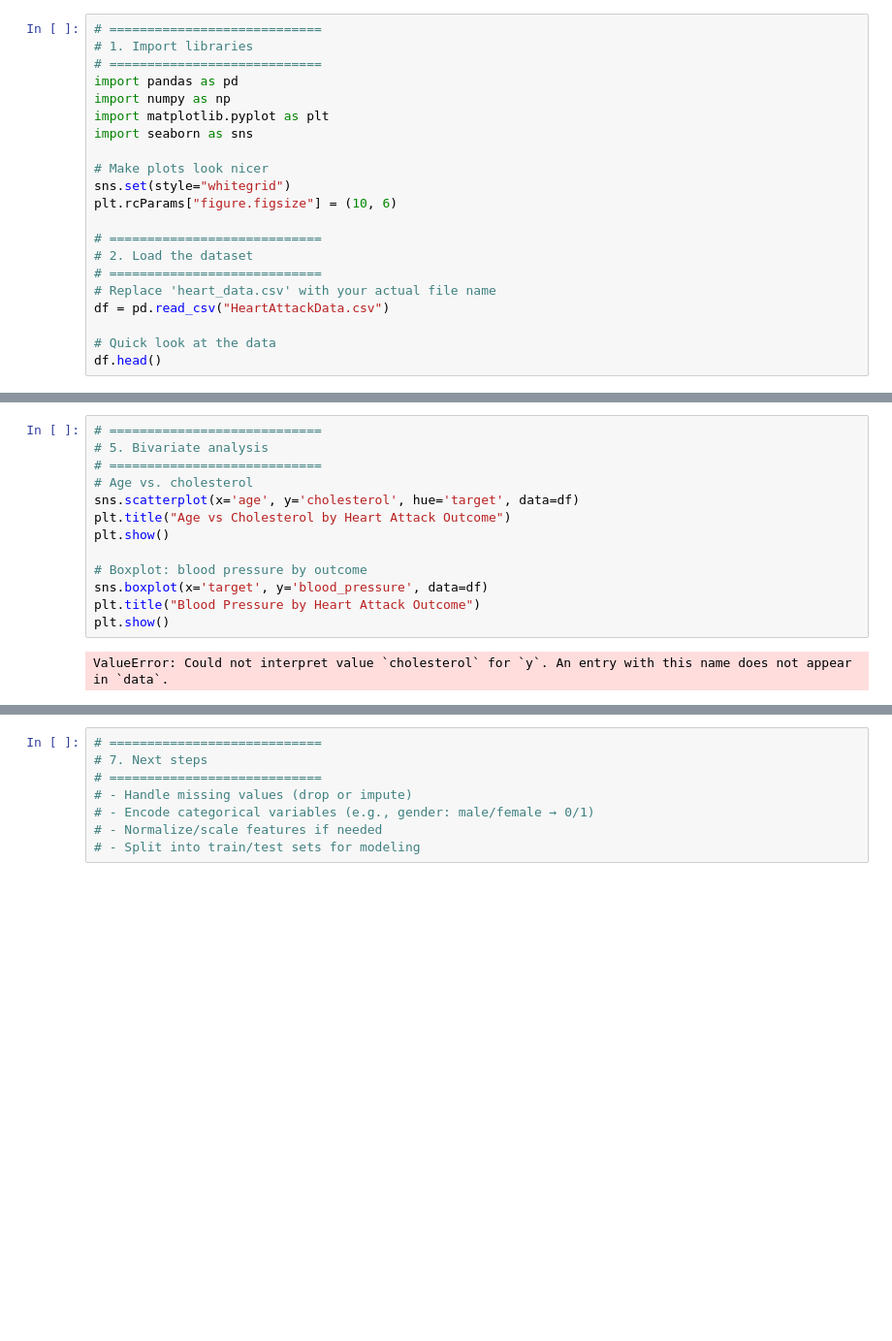
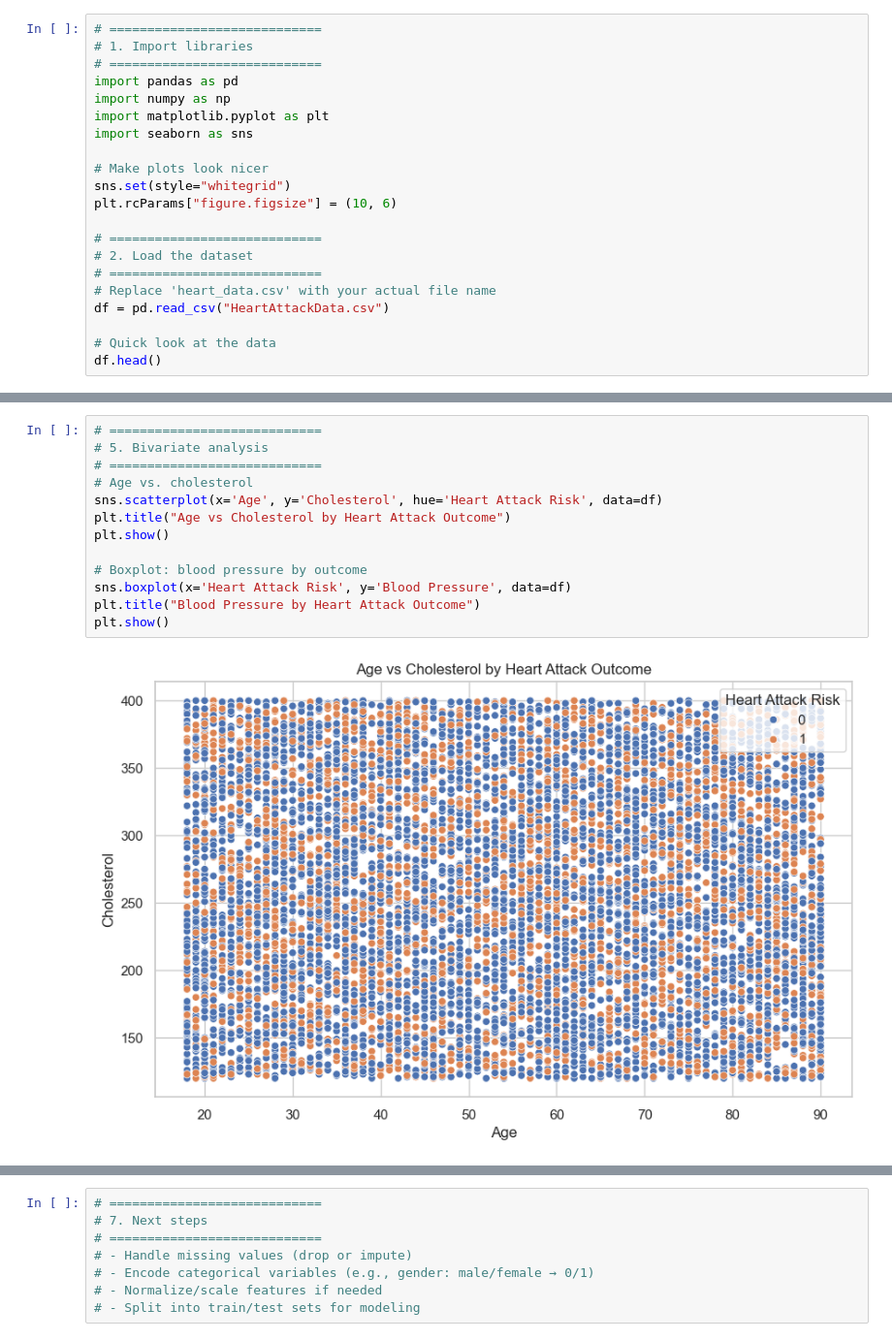
Before and after one commit to madsdegn/PredictionModel, a Jupyter notebook: Notebook.ipynb, the cells around one changed output, grey strips where cells are left out. Shown at 97% size. Cells and saved outputs as stored; diff of their text form; blank space fills up the shorter version.

```diff
--- a/Notebook.ipynb
+++ b/Notebook.ipynb
@@ -87,15 +86,15 @@ plt.show()
 # %%
 # ============================
 # 5. Bivariate analysis
 # ============================
 # Age vs. cholesterol
-sns.scatterplot(x='age', y='cholesterol', hue='target', data=df)
+sns.scatterplot(x='Age', y='Cholesterol', hue='Heart Attack Risk', data=df)
 plt.title("Age vs Cholesterol by Heart Attack Outcome")
 plt.show()
 
 # Boxplot: blood pressure by outcome
-sns.boxplot(x='target', y='blood_pressure', data=df)
+sns.boxplot(x='Heart Attack Risk', y='Blood Pressure', data=df)
 plt.title("Blood Pressure by Heart Attack Outcome")
 plt.show()
 # %% [output]
-ValueError: Could not interpret value `cholesterol` for `y`. An entry with this name does not appear in `data`.
+[figure, added]
```
Also changed, not shown: parts of 4 cells of this notebook.
